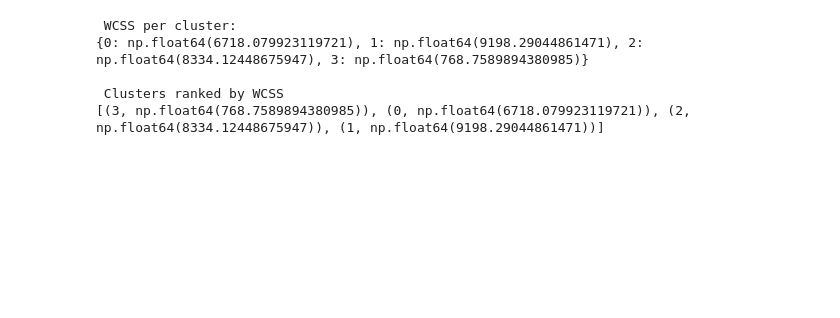
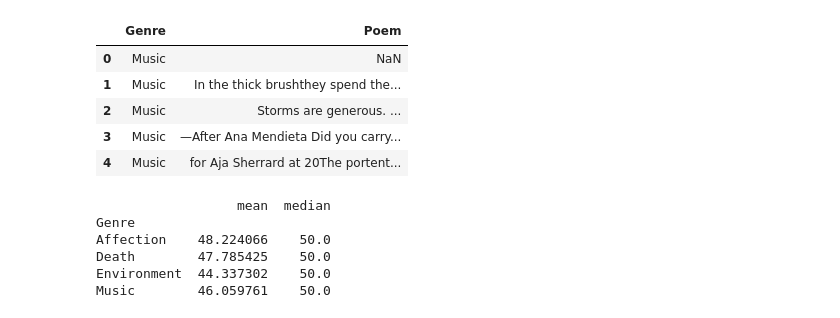
Before and after one commit to Sakshath-ravi/devops-essentials-sample-app, a Jupyter notebook: chapter_appendix-tools-for-deep-learning/jupyter.ipynb, the cells around one changed output. Saved outputs shown, nothing was run; the diff lists cells and outputs as text; code cells hidden in the pictures; blank space fills up the shorter version.

```diff
--- a/chapter_appendix-tools-for-deep-learning/jupyter.ipynb
+++ b/chapter_appendix-tools-for-deep-learning/jupyter.ipynb
@@ -342,27 +0,0 @@ Cophenetic Correlation Coefficients:
-# %%
-kmeans_4 = KMeans(n_clusters=4, n_init=10, random_state=42)
-labels_4 = kmeans_4.fit_predict(x_scaled)
-
-
-#calculate wcss per cluster
-cluster_wcss = {}
-for c in range(4):
-  cluster_points = x_scaled[labels_4==c]
-  centroid = kmeans_4.cluster_centers_[c]
-  cluster_wcss[c]= ((cluster_points - centroid)**2).sum()
-
-
-print("\n WCSS per cluster:")
-print(cluster_wcss)
-
-
-#Rank clusters by WCSS
-ranked_clusters = sorted(cluster_wcss.items(),key=lambda x:x[1])
-print("\n Clusters ranked by WCSS ")
-print(ranked_clusters)
-# %% [output]
- WCSS per cluster:
-{0: np.float64(6718.079923119721), 1: np.float64(9198.29044861471), 2: np.float64(8334.12448675947), 3: np.float64(768.7589894380985)}
-
- Clusters ranked by WCSS
-[(3, np.float64(768.7589894380985)), (0, np.float64(6718.079923119721)), (2, np.float64(8334.12448675947)), (1, np.float64(9198.29044861471))]
@@ -368,0 +9,9 @@ print(ranked_clusters)
+# %%
+df.head()
+# %% [output]
+|  | Genre | Poem |
+| 0 | Music | NaN |
+| 1 | Music | In the thick brushthey spend the... |
+| 2 | Music | Storms are generous. ... |
+| 3 | Music | —After Ana Mendieta Did you carry... |
+| 4 | Music | for Aja Sherrard at 20The portent... |
@@ -368,0 +21,12 @@ print(ranked_clusters)
+# %%
+stats = df.groupby('Genre')['length'].agg(['mean','median'])
+#Group by genre and computed mean and median
+
+print(stats)
+# %% [output]
+                  mean  median
+Genre
+Affection    48.224066    50.0
+Death        47.785425    50.0
+Environment  44.337302    50.0
+Music        46.059761    50.0
```
Also changed, not shown: parts of 17 cells of this notebook.
